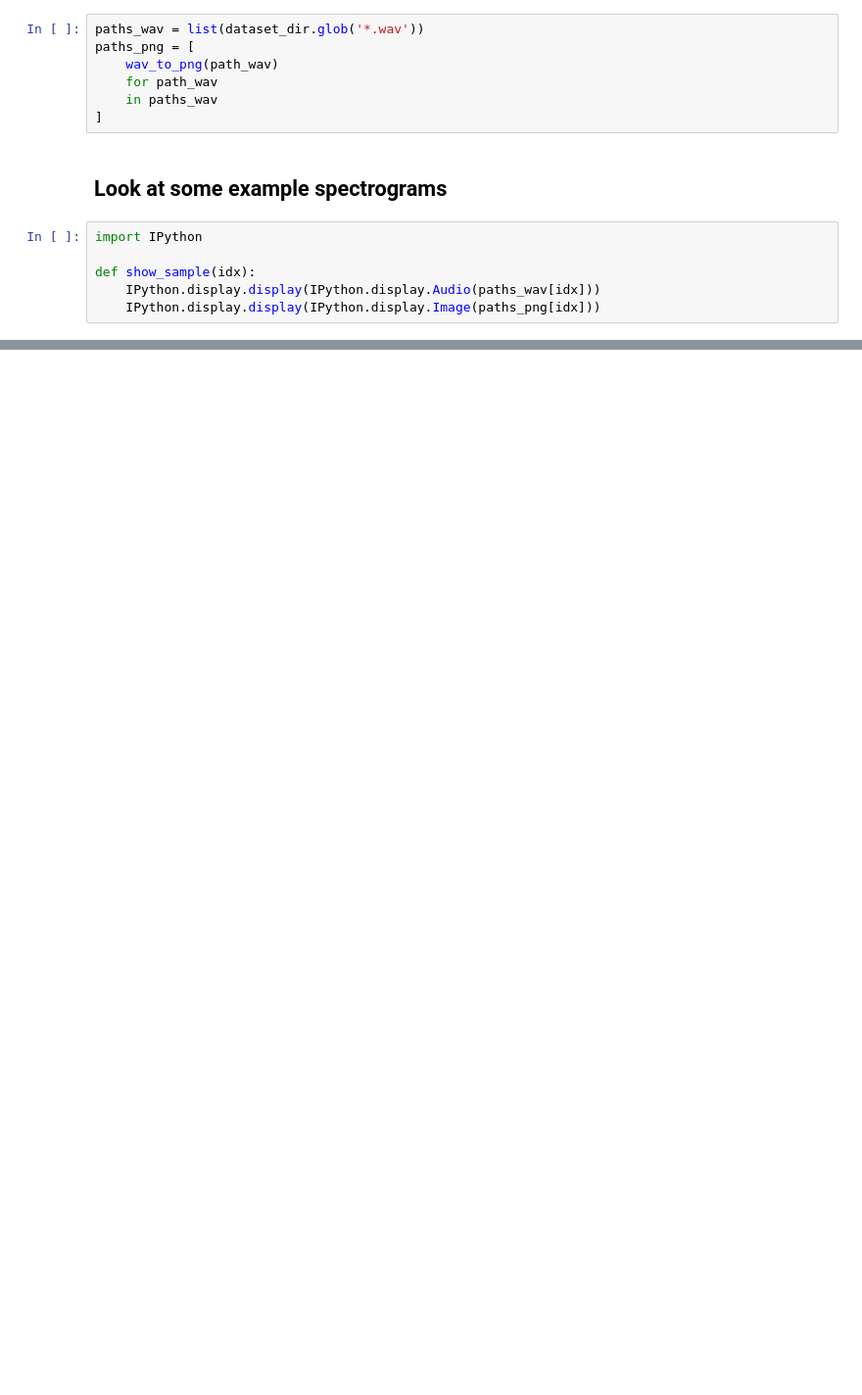
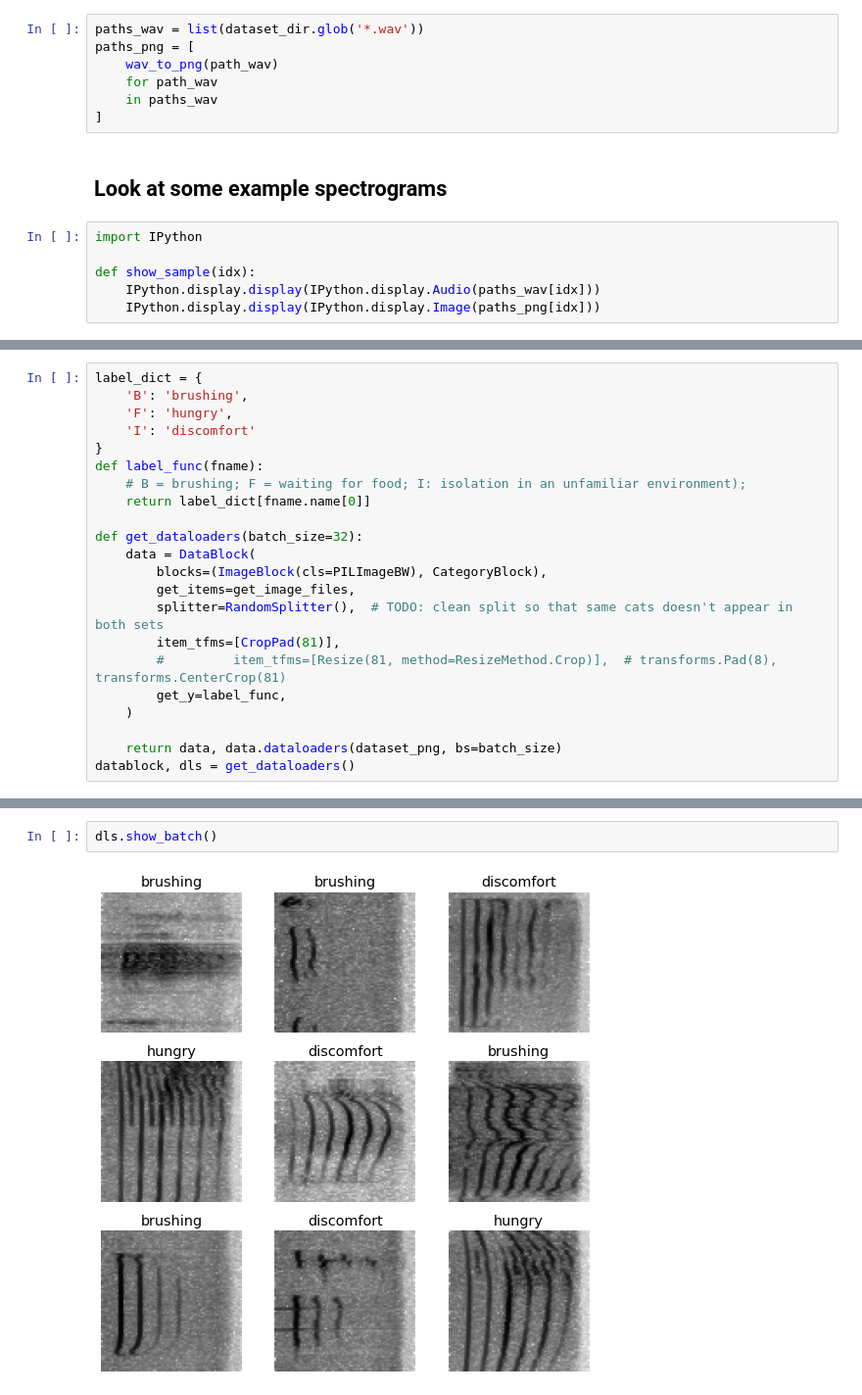
Before and after one commit to floriandotpy/data-playground, a Jupyter notebook: fastai/catmeows.ipynb, the cells around one changed output, grey strips where cells are left out. Shown at 98% size. Drawn from its saved outputs; the diff is of its cells as text; blank space fills up the shorter version.

```diff
--- a/fastai/catmeows.ipynb
+++ b/fastai/catmeows.ipynb
@@ -75,0 +100,22 @@ show_sample(20)
+# %%
+label_dict = {
+    'B': 'brushing',
+    'F': 'hungry',
+    'I': 'discomfort'
+}
+def label_func(fname):
+    # B = brushing; F = waiting for food; I: isolation in an unfamiliar environment);
+    return label_dict[fname.name[0]]
+
+def get_dataloaders(batch_size=32):
+    data = DataBlock(
+        blocks=(ImageBlock(cls=PILImageBW), CategoryBlock),
+        get_items=get_image_files,
+        splitter=RandomSplitter(),  # TODO: clean split so that same cats doesn't appear in both sets
+        item_tfms=[CropPad(81)],
+        #         item_tfms=[Resize(81, method=ResizeMethod.Crop)],  # transforms.Pad(8), transforms.CenterCrop(81)
+        get_y=label_func,
+    )
+
+    return data, data.dataloaders(dataset_png, bs=batch_size)
+datablock, dls = get_dataloaders()
@@ -75,0 +142,4 @@ show_sample(20)
+# %%
+dls.show_batch()
+# %% [output]
+[figure, added]
```
Also changed, not shown: parts of 25 cells of this notebook.
